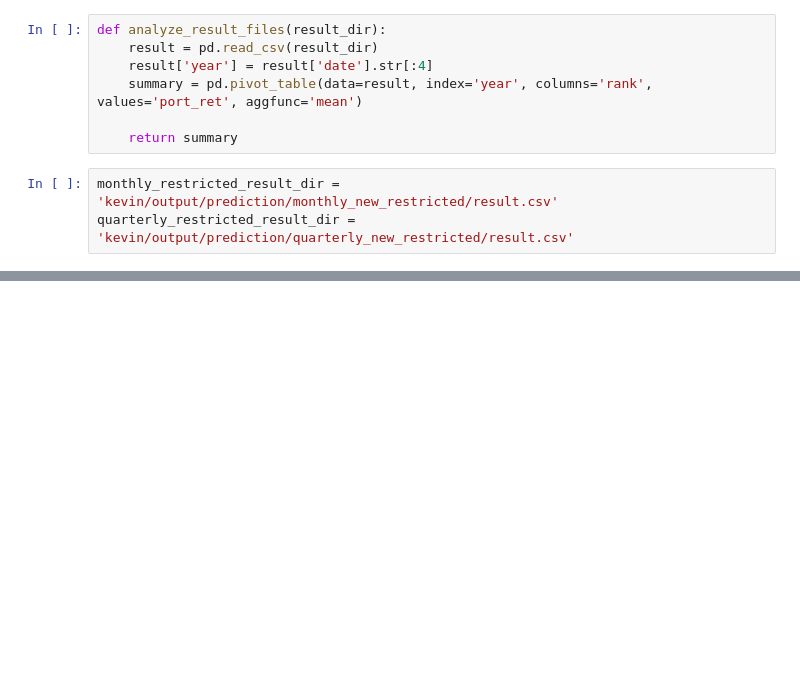
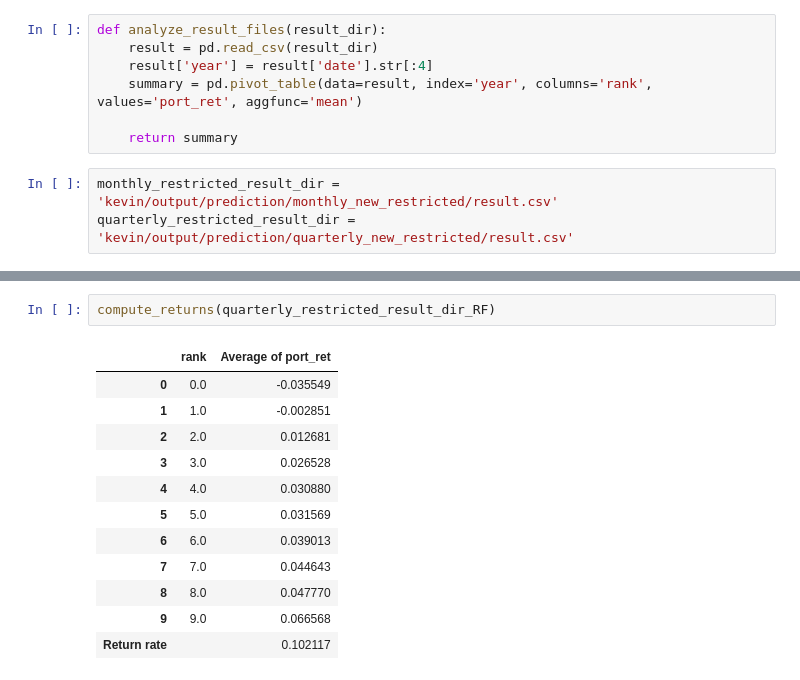
Before and after one commit to kevinidea/neural_network_stock_model, a Jupyter notebook: src/prediction_postprocessing.ipynb, the cells around one changed output, grey strips where cells are left out. Saved outputs shown, nothing was run; the diff lists cells and outputs as text; blank space fills up the shorter version.

```diff
--- a/src/prediction_postprocessing.ipynb
+++ b/src/prediction_postprocessing.ipynb
@@ -256,0 +288,15 @@ analyze_result_files(quarterly_restricted_result_dir)
+# %%
+compute_returns(quarterly_restricted_result_dir_RF)
+# %% [output]
+|  | rank | Average of port_ret |
+| 0 | 0.0 | -0.035549 |
+| 1 | 1.0 | -0.002851 |
+| 2 | 2.0 | 0.012681 |
+| 3 | 3.0 | 0.026528 |
+| 4 | 4.0 | 0.030880 |
+| 5 | 5.0 | 0.031569 |
+| 6 | 6.0 | 0.039013 |
+| 7 | 7.0 | 0.044643 |
+| 8 | 8.0 | 0.047770 |
+| 9 | 9.0 | 0.066568 |
+| Return rate |  | 0.102117 |
```
Also changed, not shown: parts of 7 cells of this notebook.
